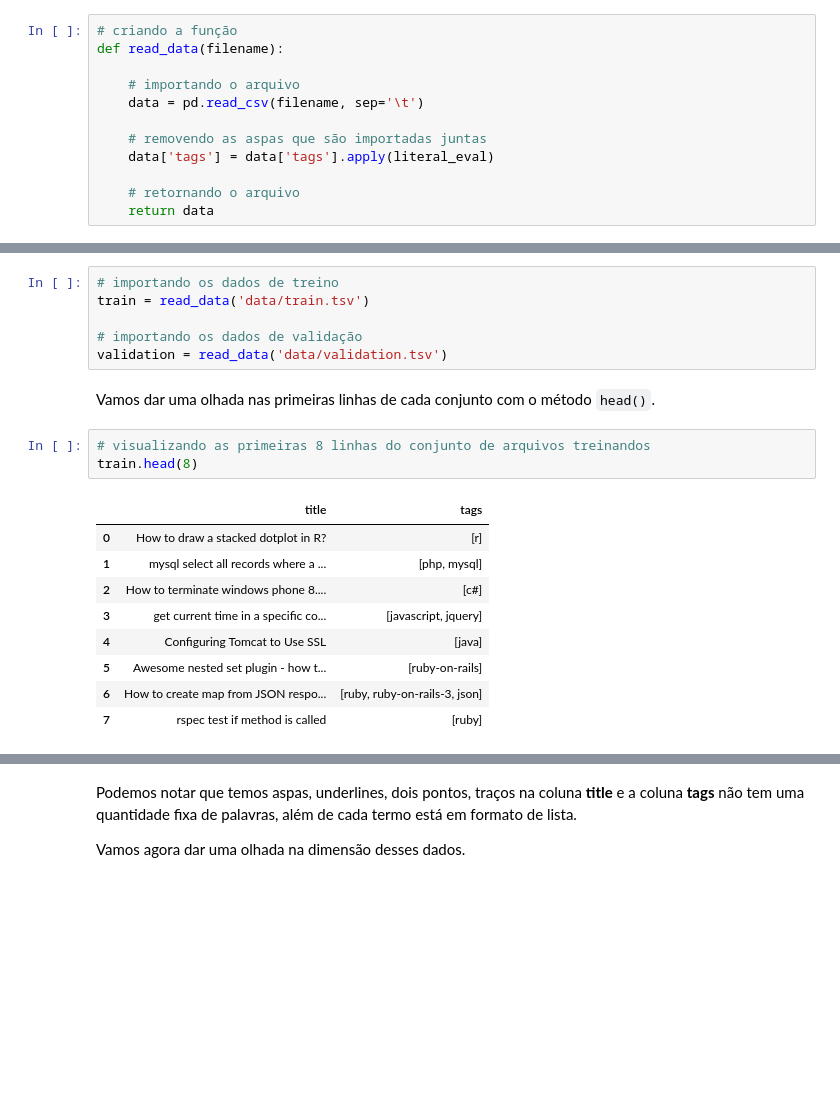
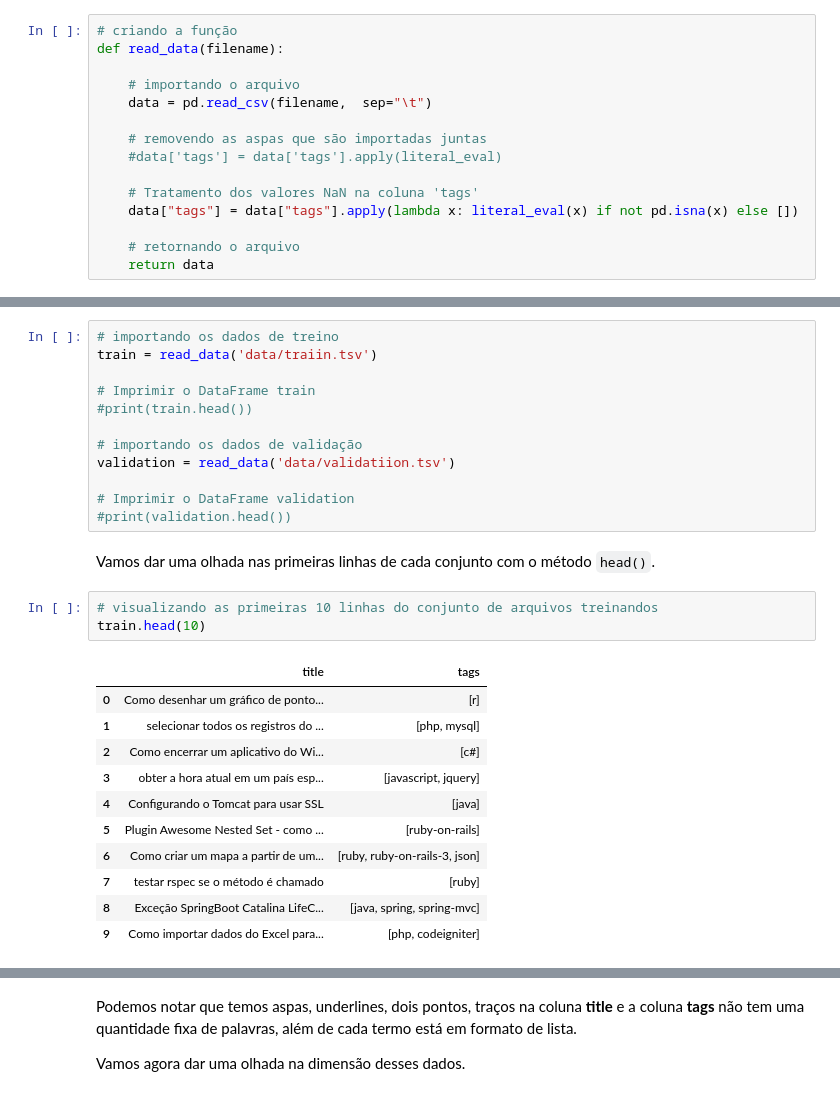
Before and after one commit to LuksJobs/previsao-pln, a Jupyter notebook: previsao_de_pln.ipynb, the cells around one changed output, grey strips where cells are left out. Saved outputs shown, nothing was run; the diff lists cells and outputs as text; blank space fills up the shorter version.

Commit message:
:rocket: atualizando o dataset para português do brasil

```diff
--- a/previsao_de_pln.ipynb
+++ b/previsao_de_pln.ipynb
@@ -91,10 +91,13 @@ Vamos iniciar criando um função para importação dos dados. Nessa importaçã
 def read_data(filename):
 
     # importando o arquivo
-    data = pd.read_csv(filename, sep='\t')
+    data = pd.read_csv(filename,  sep="\t")
 
     # removendo as aspas que são importadas juntas
-    data['tags'] = data['tags'].apply(literal_eval)
+    #data['tags'] = data['tags'].apply(literal_eval)
+
+    # Tratamento dos valores NaN na coluna 'tags'
+    data["tags"] = data["tags"].apply(lambda x: literal_eval(x) if not pd.isna(x) else [])
 
     # retornando o arquivo
     return data
@@ -102,23 +105,31 @@ def read_data(filename):
 Agora vamos importar os dois arquivos.
 # %%
 # importando os dados de treino
-train = read_data('data/train.tsv')
+train = read_data('data/traiin.tsv')
+
+# Imprimir o DataFrame train
+#print(train.head())
 
 # importando os dados de validação
-validation = read_data('data/validation.tsv')
+validation = read_data('data/validatiion.tsv')
+
+# Imprimir o DataFrame validation
+#print(validation.head())
 # %% [markdown]
 Vamos dar uma olhada nas primeiras linhas de cada conjunto com o método `head()`.
 # %%
-# visualizando as primeiras 8 linhas do conjunto de arquivos treinandos
-train.head(8)
+# visualizando as primeiras 10 linhas do conjunto de arquivos treinandos
+train.head(10)
 # %% [output]
 |  | title | tags |
-| 0 | How to draw a stacked dotplot in R? | [r] |
-| 1 | mysql select all records where a ... | [php, mysql] |
-| 2 | How to terminate windows phone 8.... | [c#] |
-| 3 | get current time in a specific co... | [javascript, jquery] |
-| 4 | Configuring Tomcat to Use SSL | [java] |
-| 5 | Awesome nested set plugin - how t... | [ruby-on-rails] |
-| 6 | How to create map from JSON respo... | [ruby, ruby-on-rails-3, json] |
-| 7 | rspec test if method is called | [ruby] |
+| 0 | Como desenhar um gráfico de ponto... | [r] |
+| 1 | selecionar todos os registros do ... | [php, mysql] |
+| 2 | Como encerrar um aplicativo do Wi... | [c#] |
+| 3 | obter a hora atual em um país esp... | [javascript, jquery] |
+| 4 | Configurando o Tomcat para usar SSL | [java] |
+| 5 | Plugin Awesome Nested Set - como ... | [ruby-on-rails] |
+| 6 | Como criar um mapa a partir de um... | [ruby, ruby-on-rails-3, json] |
+| 7 | testar rspec se o método é chamado | [ruby] |
+| 8 | Exceção SpringBoot Catalina LifeC... | [java, spring, spring-mvc] |
+| 9 | Como importar dados do Excel para... | [php, codeigniter] |
 # %%
```
Also changed, not shown: parts of 12 cells of this notebook.
